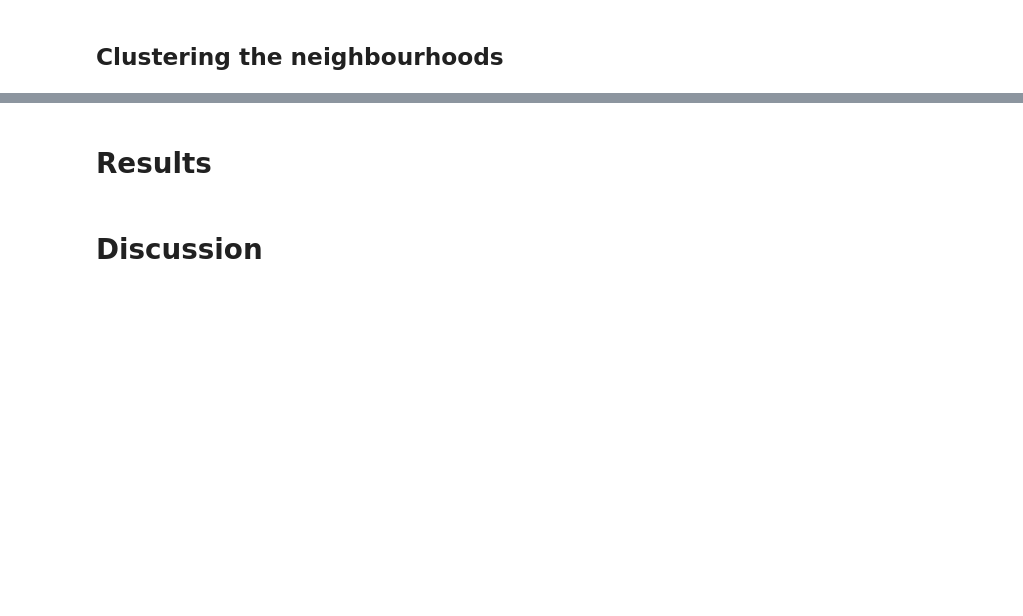
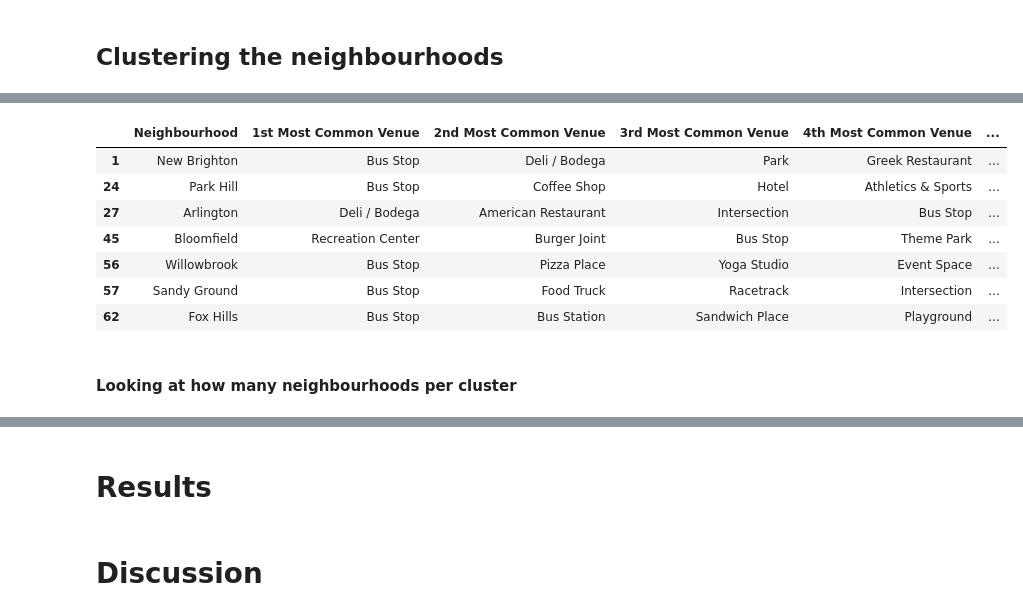
Before and after one commit to caitydows/coursera-capstone, a Jupyter notebook: Battle of the Neighbourhoods (Week 2).ipynb, the cells around one changed output, grey strips where cells are left out. Drawn from its saved outputs; the diff is of its cells as text; code cells hidden in the pictures; blank space fills up the shorter version.

```diff
--- a/Battle of the Neighbourhoods (Week 2).ipynb
+++ b/Battle of the Neighbourhoods (Week 2).ipynb
@@ -408,2 +523,12 @@ staten_merged.loc[staten_merged['Cluster Labels'] == 2, staten_merged.columns[[1
 # %%
-staten_merged.loc[staten_merged['Cluster Labels'] == 3, staten_merged.columns[[1] + list(range(5, staten_merged.shape[1]))]]
+cluster4 = staten_merged.loc[staten_merged['Cluster Labels'] == 3, staten_merged.columns[[1] + list(range(5, staten_merged.shape[1]))]]
+cluster4
+# %% [output]
+|  | Neighbourhood | 1st Most Common Venue | 2nd Most Common Venue | 3rd Most Common Venue | 4th Most Common Venue | ... |
+| 1 | New Brighton | Bus Stop | Deli / Bodega | Park | Greek Restaurant | ... |
+| 24 | Park Hill | Bus Stop | Coffee Shop | Hotel | Athletics & Sports | ... |
+| 27 | Arlington | Deli / Bodega | American Restaurant | Intersection | Bus Stop | ... |
+| 45 | Bloomfield | Recreation Center | Burger Joint | Bus Stop | Theme Park | ... |
+| 56 | Willowbrook | Bus Stop | Pizza Place | Yoga Studio | Event Space | ... |
+| 57 | Sandy Ground | Bus Stop | Food Truck | Racetrack | Intersection | ... |
+| 62 | Fox Hills | Bus Stop | Bus Station | Sandwich Place | Playground | ... |
@@ -411,0 +535,2 @@ staten_merged.loc[staten_merged['Cluster Labels'] == 4, staten_merged.columns[[1
+# %% [markdown]
+#### Looking at how many neighbourhoods per cluster
```
Also changed, not shown: parts of 26 cells of this notebook.
